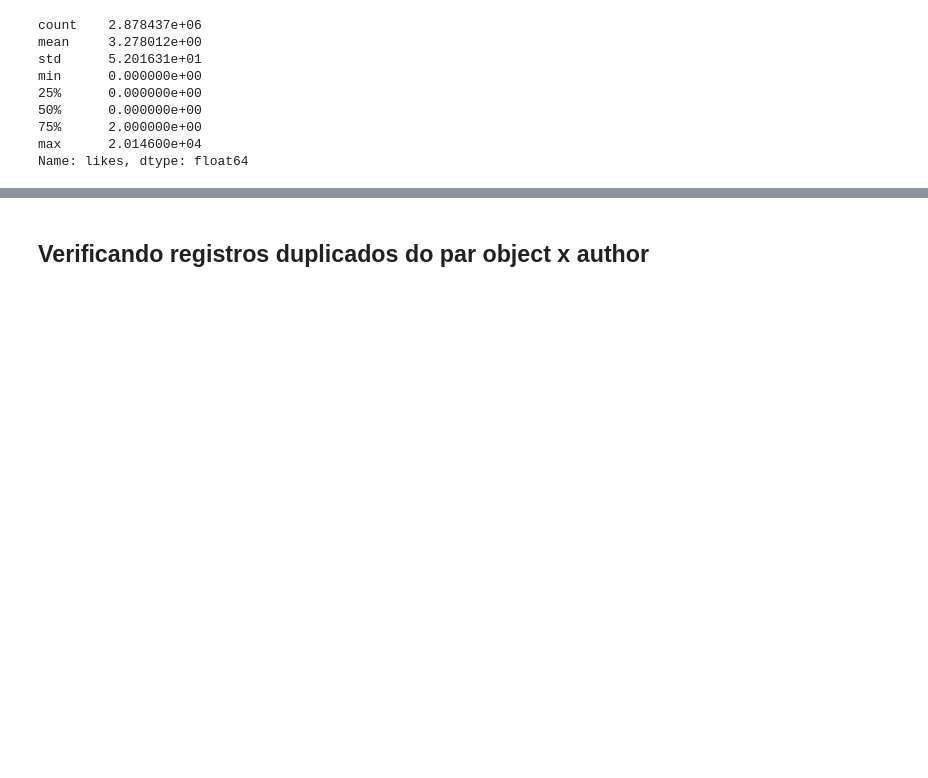
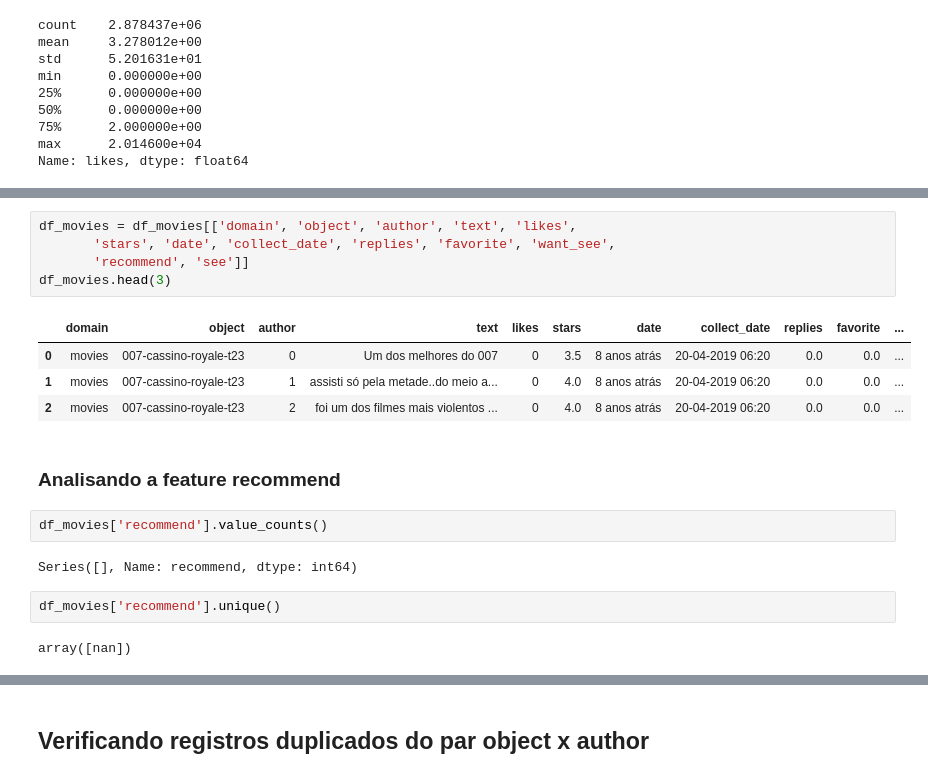
Before and after one commit to hericax/Pos, a Jupyter notebook: projeto_NLP/projeto_NLP.ipynb, the cells around one changed output, grey strips where cells are left out. Saved outputs shown, nothing was run; the diff lists cells and outputs as text; blank space fills up the shorter version.

```diff
--- a/projeto_NLP/projeto_NLP.ipynb
+++ b/projeto_NLP/projeto_NLP.ipynb
@@ -151,0 +159,20 @@ df_util[(df_util['likes'] != 0) & (df_util['unlikes'] != 0)]
+# %%
+df_movies = df_movies[['domain', 'object', 'author', 'text', 'likes',
+       'stars', 'date', 'collect_date', 'replies', 'favorite', 'want_see',
+       'recommend', 'see']]
+df_movies.head(3)
+# %% [output]
+|  | domain | object | author | text | likes | stars | date | collect_date | replies | favorite | ... |
+| 0 | movies | 007-cassino-royale-t23 | 0 | Um dos melhores do 007 | 0 | 3.5 | 8 anos atrás | 20-04-2019 06:20 | 0.0 | 0.0 | ... |
+| 1 | movies | 007-cassino-royale-t23 | 1 | assisti só pela metade..do meio a... | 0 | 4.0 | 8 anos atrás | 20-04-2019 06:20 | 0.0 | 0.0 | ... |
+| 2 | movies | 007-cassino-royale-t23 | 2 | foi um dos filmes mais violentos ... | 0 | 4.0 | 8 anos atrás | 20-04-2019 06:20 | 0.0 | 0.0 | ... |
+# %% [markdown]
+### Analisando a feature recommend
+# %%
+df_movies['recommend'].value_counts()
+# %% [output]
+Series([], Name: recommend, dtype: int64)
+# %%
+df_movies['recommend'].unique()
+# %% [output]
+array([nan])
```
Also changed, not shown: parts of 69 cells of this notebook, 1 other file.
